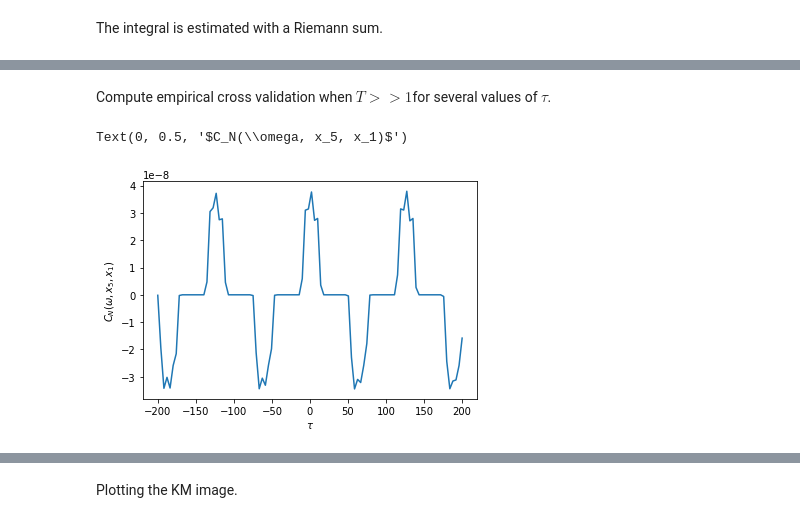
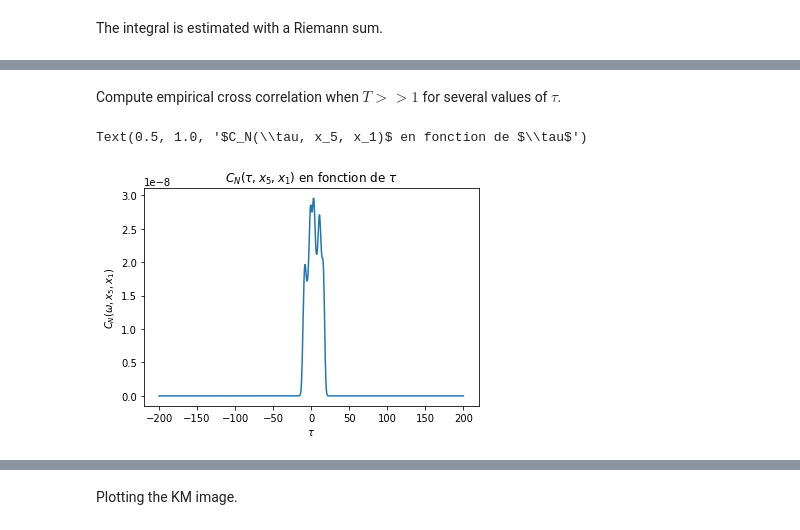
Before and after one commit to lliill/passive-reflector, a Jupyter notebook: Passive-reflector.ipynb, the cells around one changed output, grey strips where cells are left out. Saved outputs shown, nothing was run; the diff lists cells and outputs as text; code cells hidden in the pictures.

```diff
--- a/Passive-reflector.ipynb
+++ b/Passive-reflector.ipynb
@@ -110,12 +126,15 @@ C_N_fast(10, 4, 1, omega_array, green_hat)
 # %% [markdown]
-Compute empirical cross validation when $T >> 1$for several values of $\tau$.
+Compute empirical cross correlation when $T >> 1$ for several values of $\tau$.
 # %%
-tau_array = np.linspace(-200, 200, 100)
-C_N_array = [C_N_fast(tau, 4, 1, omega_array, green_hat) for tau in tau_array]
+i = 4
+j = 0
+tau_array = np.linspace(-200, 200, 1000)
+C_N_fast_array = [C_N_fast(tau, i, j, omega_array, green_hat) for tau in tau_array]
-# %%
-plt.plot(tau_array, C_N_array)
-plt.xlabel(r'$\tau$')
-plt.ylabel(r'$C_N(\omega, x_5, x_1)$')
-# %% [output]
-Text(0, 0.5, '$C_N(\\omega, x_5, x_1)$')
-[figure, removed]
+# %%
+plt.plot(tau_array, C_N_fast_array)
+plt.xlabel(r'$\tau$')
+plt.ylabel(fr'$C_N(\omega, x_{i+1}, x_{j+1})$')
+plt.title(fr'$C_N(\tau, x_{i+1}, x_{j+1})$ en fonction de $\tau$')
+# %% [output]
+Text(0.5, 1.0, '$C_N(\\tau, x_5, x_1)$ en fonction de $\\tau$')
+[figure, added]
```
Also changed, not shown: parts of 17 cells of this notebook.
